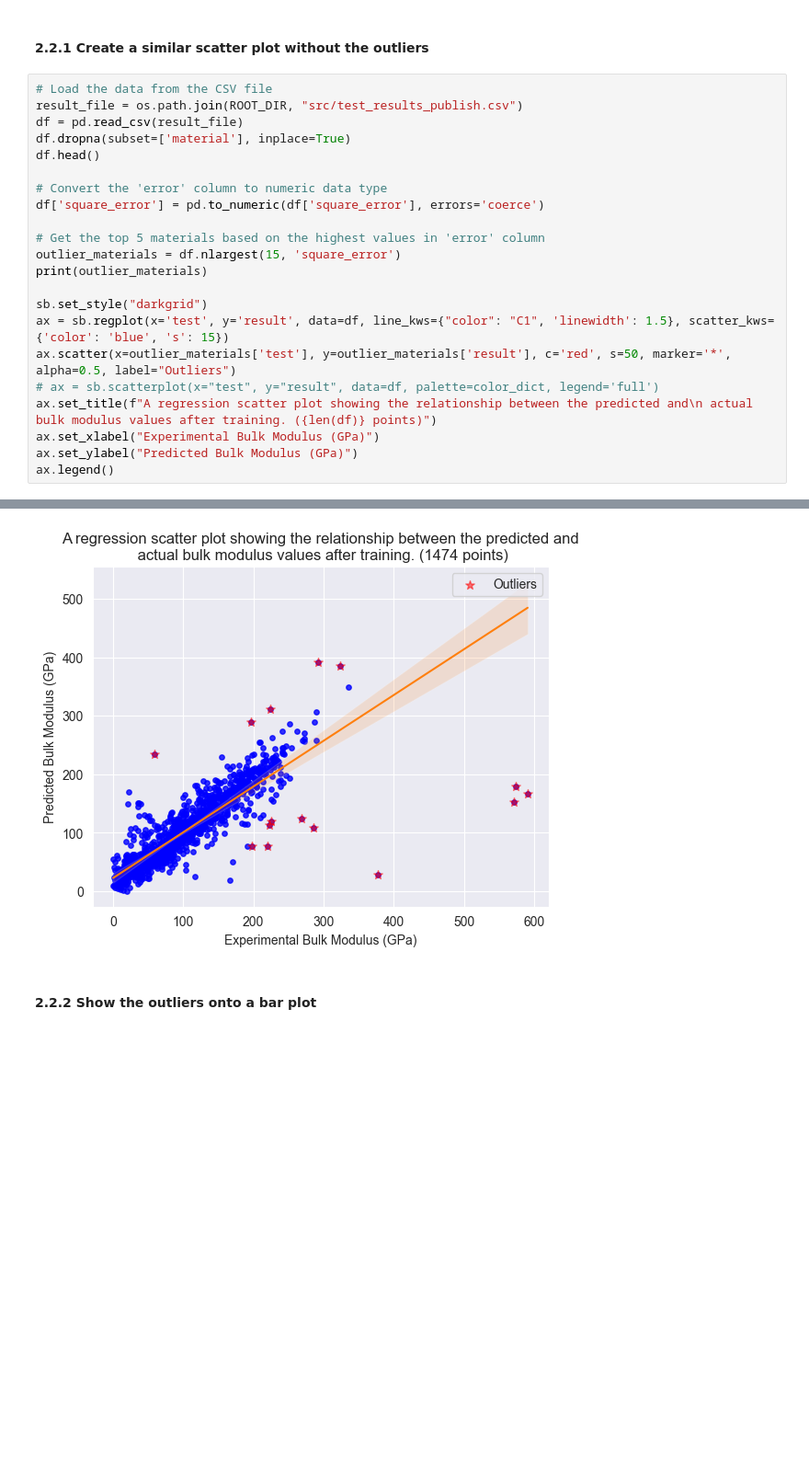
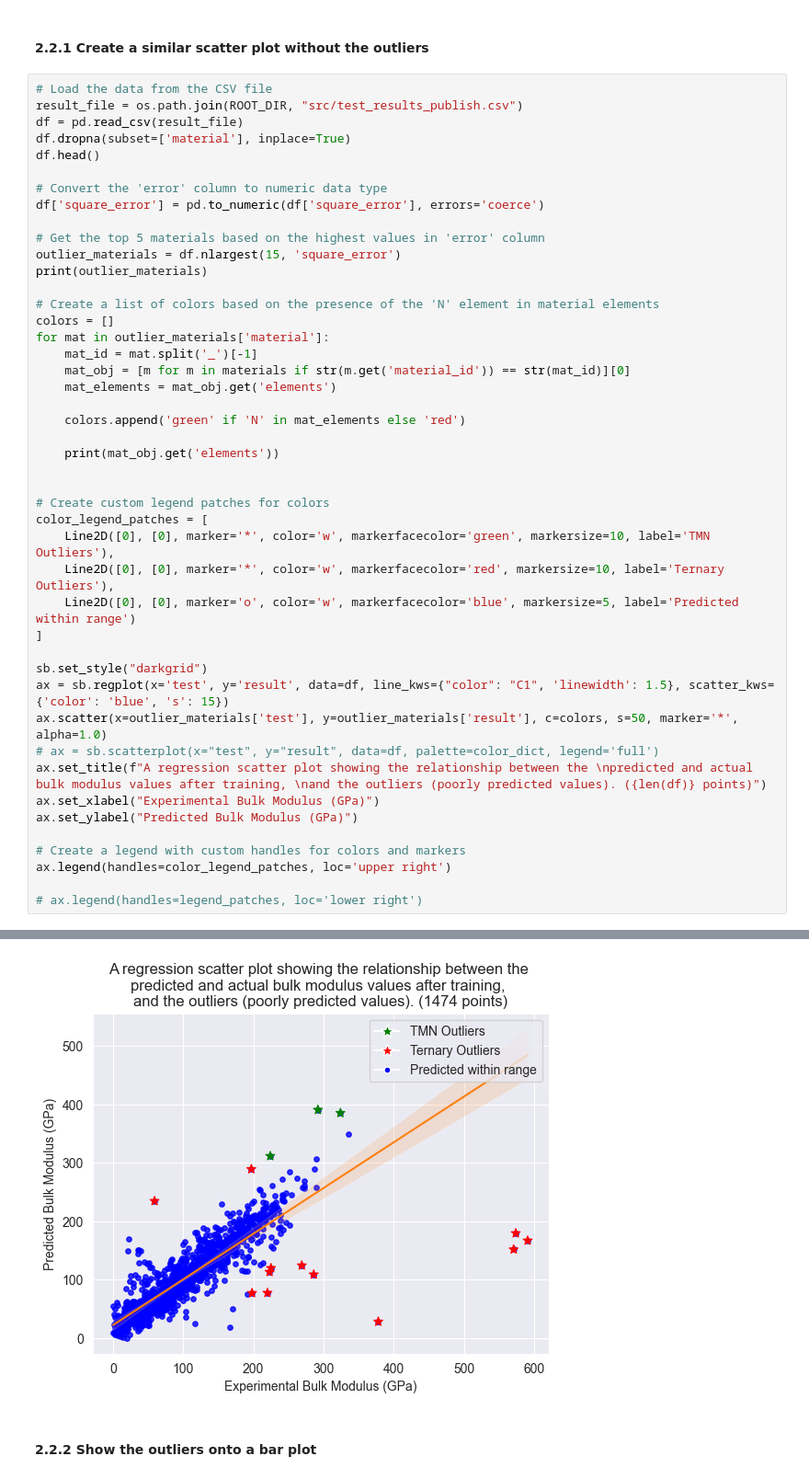
Before and after one commit to ayieko168/Ternary-Metal-Nitrides-Research, a Jupyter notebook: src/transformer_trial3.ipynb, the cells around one changed output, grey strips where cells are left out. Shown at 92% size. Cells and saved outputs as stored; diff of their text form; blank space fills up the shorter version.

```diff
--- a/src/transformer_trial3.ipynb
+++ b/src/transformer_trial3.ipynb
@@ -239,14 +240,37 @@ df['square_error'] = pd.to_numeric(df['square_error'], errors='coerce')
 outlier_materials = df.nlargest(15, 'square_error')
 print(outlier_materials)
 
+# Create a list of colors based on the presence of the 'N' element in material elements
+colors = []
+for mat in outlier_materials['material']:
+    mat_id = mat.split('_')[-1]
+    mat_obj = [m for m in materials if str(m.get('material_id')) == str(mat_id)][0]
+    mat_elements = mat_obj.get('elements')
+
+    colors.append('green' if 'N' in mat_elements else 'red')
+
+    print(mat_obj.get('elements'))
+
+
+# Create custom legend patches for colors
+color_legend_patches = [
+    Line2D([0], [0], marker='*', color='w', markerfacecolor='green', markersize=10, label='TMN Outliers'),
+    Line2D([0], [0], marker='*', color='w', markerfacecolor='red', markersize=10, label='Ternary Outliers'),
+    Line2D([0], [0], marker='o', color='w', markerfacecolor='blue', markersize=5, label='Predicted within range')
+]
+
 sb.set_style("darkgrid")
 ax = sb.regplot(x='test', y='result', data=df, line_kws={"color": "C1", 'linewidth': 1.5}, scatter_kws={'color': 'blue', 's': 15})
-ax.scatter(x=outlier_materials['test'], y=outlier_materials['result'], c='red', s=50, marker='*', alpha=0.5, label="Outliers")
+ax.scatter(x=outlier_materials['test'], y=outlier_materials['result'], c=colors, s=50, marker='*', alpha=1.0)
 # ax = sb.scatterplot(x="test", y="result", data=df, palette=color_dict, legend='full')
-ax.set_title(f"A regression scatter plot showing the relationship between the predicted and\n actual bulk modulus values after training. ({len(df)} points)")
+ax.set_title(f"A regression scatter plot showing the relationship between the \npredicted and actual bulk modulus values after training, \nand the outliers (poorly predicted values). ({len(df)} points)")
 ax.set_xlabel("Experimental Bulk Modulus (GPa)")
 ax.set_ylabel("Predicted Bulk Modulus (GPa)")
-ax.legend()
+
+# Create a legend with custom handles for colors and markers
+ax.legend(handles=color_legend_patches, loc='upper right')
+
+# ax.legend(handles=legend_patches, loc='lower right')
 # %% [output]
                 material  test      result        error  square_error
 1344     NbCrW_mp-631452   591  167.007233   0.71741585    566.912325
@@ -267,5 +292,5 @@ ax.legend()
 <matplotlib.legend.Legend at 0x...>
-[figure, old version]
+[figure, new version]
 # %% [markdown]
 #### 2.2.2 Show the outliers onto a bar plot
 # %%
```
Also changed, not shown: parts of 7 cells of this notebook.
